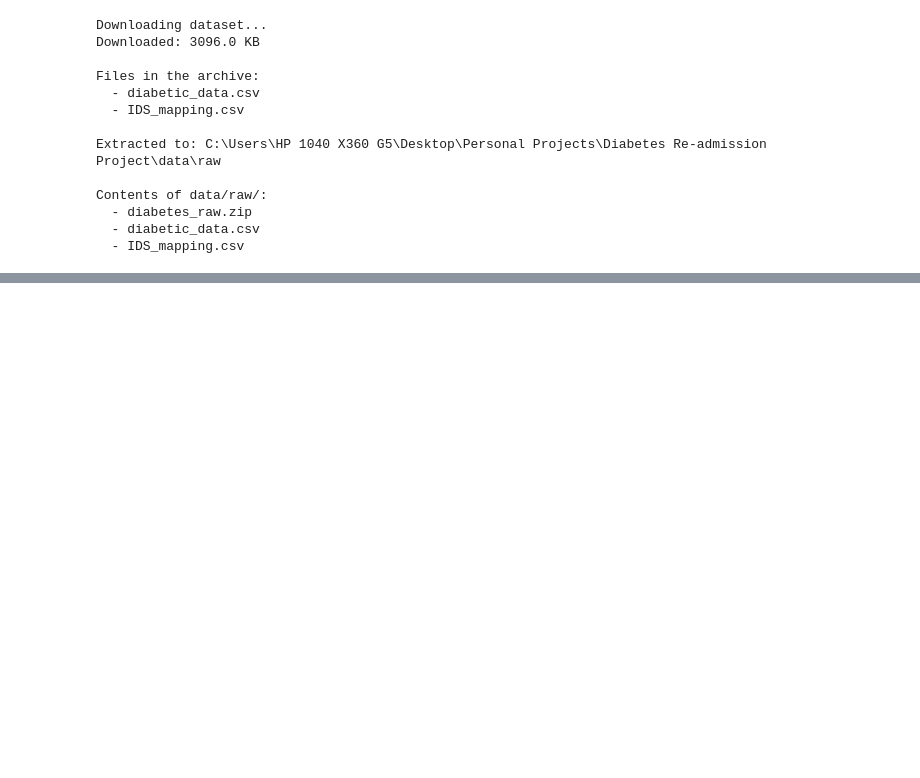
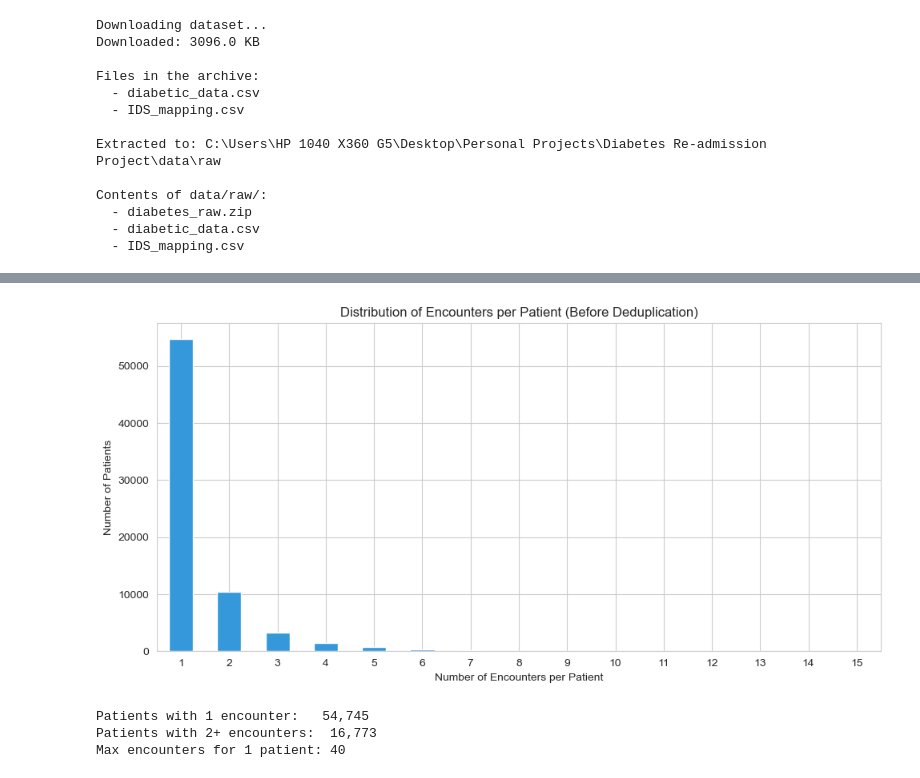
Before and after one commit to Mutheu04/diabetes-readmission-project, a Jupyter notebook: notebooks/Diabetes Re-admission.ipynb, the cells around one changed output, grey strips where cells are left out. Drawn from its saved outputs; the diff is of its cells as text; code cells hidden in the pictures; blank space fills up the shorter version.

```diff
--- a/notebooks/Diabetes Re-admission.ipynb
+++ b/notebooks/Diabetes Re-admission.ipynb
@@ -62,0 +406,24 @@ Contents of data/raw/:
+# %%
+# Use original data to show the distribution before dedup
+original_df = pd.read_csv("../data/raw/diabetic_data.csv")
+encounters_per_patient = original_df['patient_nbr'].value_counts()
+
+fig, ax = plt.subplots(figsize=(10, 5))
+encounters_per_patient.value_counts().sort_index().head(15).plot(kind='bar', ax=ax, color='#3498db')
+ax.set_xlabel('Number of Encounters per Patient')
+ax.set_ylabel('Number of Patients')
+ax.set_title('Distribution of Encounters per Patient (Before Deduplication)')
+ax.tick_params(axis='x', rotation=0)
+
+plt.tight_layout()
+plt.savefig('../outputs/encounters_per_patient.png', dpi=150, bbox_inches='tight')
+plt.show()
+
+print(f"Patients with 1 encounter:   {(encounters_per_patient == 1).sum():,}")
+print(f"Patients with 2+ encounters:  {(encounters_per_patient > 1).sum():,}")
+print(f"Max encounters for 1 patient: {encounters_per_patient.max()}")
+# %% [output]
+[figure, added]
+Patients with 1 encounter:   54,745
+Patients with 2+ encounters:  16,773
+Max encounters for 1 patient: 40
```
Also changed, not shown: parts of 88 cells of this notebook, 17 other files.
